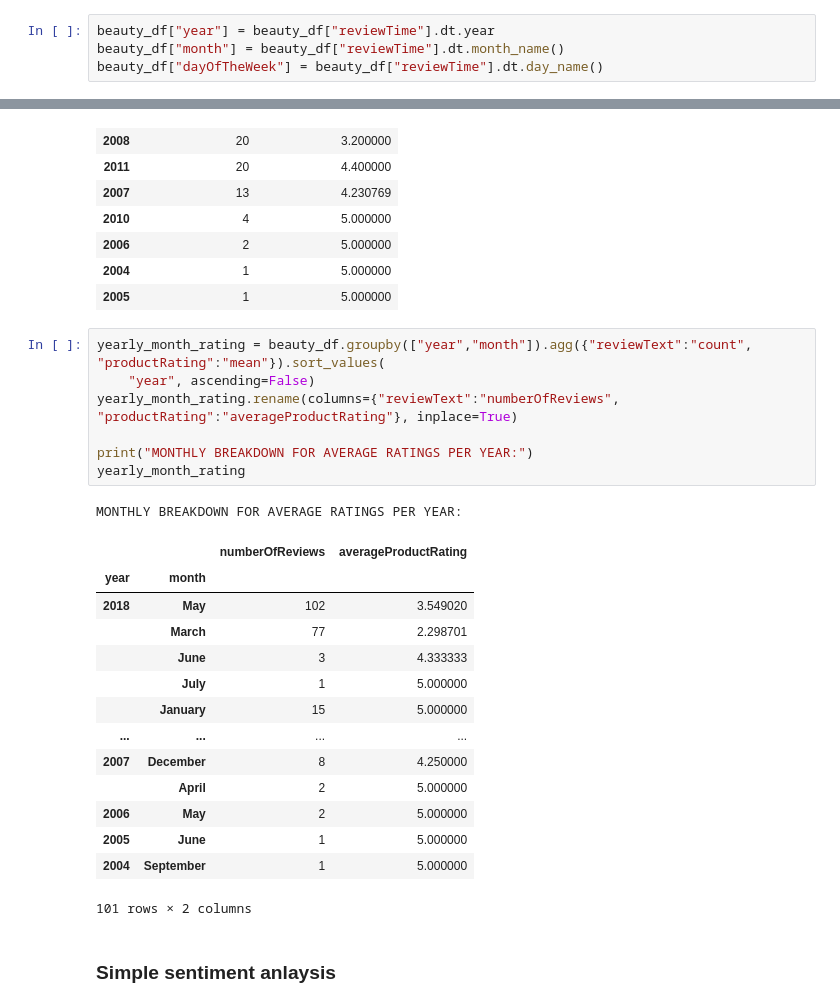
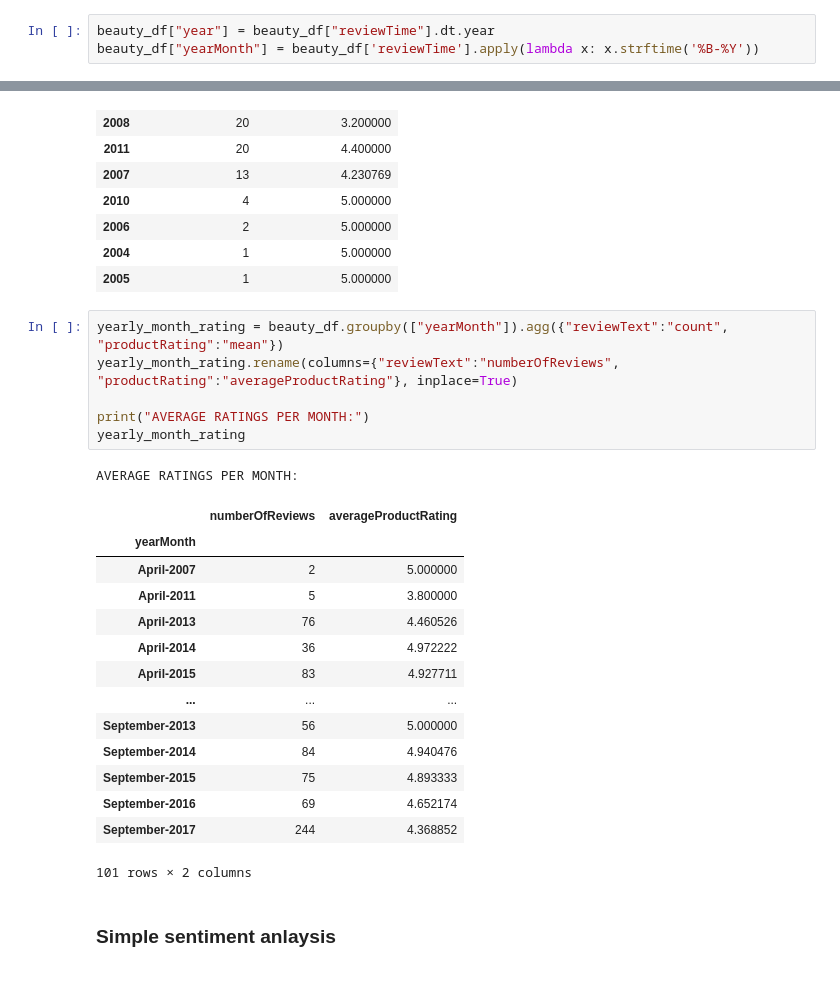
Before and after one commit to ahmadbashorun/AI6-amazon-reviews-EDA-project, a Jupyter notebook: Beauty_cleaning.ipynb, the cells around one changed output, grey strips where cells are left out. Saved outputs shown, nothing was run; the diff lists cells and outputs as text.

```diff
--- a/Beauty_cleaning.ipynb
+++ b/Beauty_cleaning.ipynb
@@ -80,8 +80,7 @@ print ("Time span of the data: {}".format(time_span))
 Time span of the data: 5084 days 00:00:00
 # %%
 beauty_df["year"] = beauty_df["reviewTime"].dt.year
-beauty_df["month"] = beauty_df["reviewTime"].dt.month_name()
-beauty_df["dayOfTheWeek"] = beauty_df["reviewTime"].dt.day_name()
+beauty_df["yearMonth"] = beauty_df['reviewTime'].apply(lambda x: x.strftime('%B-%Y'))
 # %%
 year_count = beauty_df.groupby("year").count().sort_values(
     "reviewText", ascending=False)[["reviewText"]]
@@ -181,27 +156,26 @@ AVERAGE RATINGS PER YEAR:
 | 2004 | 1 | 5.000000 |
 | 2005 | 1 | 5.000000 |
 # %%
-yearly_month_rating = beauty_df.groupby(["year","month"]).agg({"reviewText":"count", "productRating":"mean"}).sort_values(
-    "year", ascending=False)
+yearly_month_rating = beauty_df.groupby(["yearMonth"]).agg({"reviewText":"count", "productRating":"mean"})
 yearly_month_rating.rename(columns={"reviewText":"numberOfReviews", "productRating":"averageProductRating"}, inplace=True)
 
-print("MONTHLY BREAKDOWN FOR AVERAGE RATINGS PER YEAR:")
+print("AVERAGE RATINGS PER MONTH:")
 yearly_month_rating
 # %% [output]
-MONTHLY BREAKDOWN FOR AVERAGE RATINGS PER YEAR:
+AVERAGE RATINGS PER MONTH:
-|  |  | numberOfReviews | averageProductRating |
-| year | month |  |  |
-| 2018 | May | 102 | 3.549020 |
-|  | March | 77 | 2.298701 |
-|  | June | 3 | 4.333333 |
-|  | July | 1 | 5.000000 |
-|  | January | 15 | 5.000000 |
-| ... | ... | ... | ... |
-| 2007 | December | 8 | 4.250000 |
-|  | April | 2 | 5.000000 |
-| 2006 | May | 2 | 5.000000 |
-| 2005 | June | 1 | 5.000000 |
-| 2004 | September | 1 | 5.000000 |
+|  | numberOfReviews | averageProductRating |
+| yearMonth |  |  |
+| April-2007 | 2 | 5.000000 |
+| April-2011 | 5 | 3.800000 |
+| April-2013 | 76 | 4.460526 |
+| April-2014 | 36 | 4.972222 |
+| April-2015 | 83 | 4.927711 |
+| ... | ... | ... |
+| September-2013 | 56 | 5.000000 |
+| September-2014 | 84 | 4.940476 |
+| September-2015 | 75 | 4.893333 |
+| September-2016 | 69 | 4.652174 |
+| September-2017 | 244 | 4.368852 |
 101 rows × 2 columns
 # %% [markdown]
 ### Simple sentiment anlaysis
```
Also changed, not shown: parts of 5 cells of this notebook.
